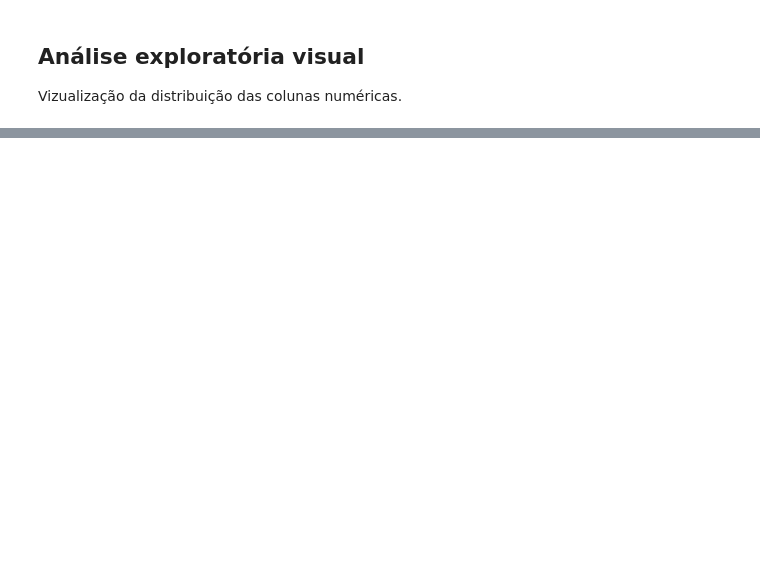
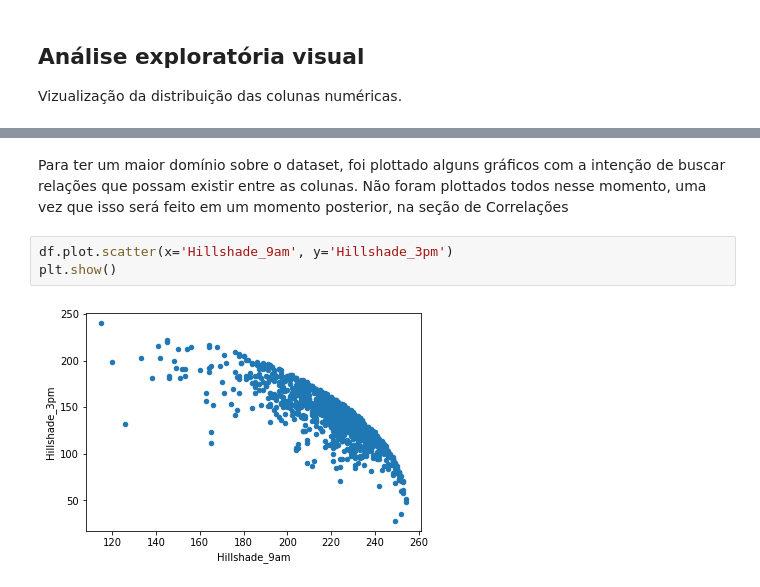
Before and after one commit to johnnyloreano/SGBDFinal, a Jupyter notebook: trabalho_classificacao.ipynb, the cells around one changed output, grey strips where cells are left out. Drawn from its saved outputs; the diff is of its cells as text; blank space fills up the shorter version.

```diff
--- a/trabalho_classificacao.ipynb
+++ b/trabalho_classificacao.ipynb
@@ -102,0 +149,7 @@ plt.show()
+# %% [markdown]
+Para ter um maior domínio sobre o dataset, foi plottado alguns gráficos com a intenção de buscar relações que possam existir entre as colunas. Não foram plottados todos nesse momento, uma vez que isso será feito em um momento posterior, na seção de Correlações
+# %%
+df.plot.scatter(x='Hillshade_9am', y='Hillshade_3pm')
+plt.show()
+# %% [output]
+[figure, added]
```
Also changed, not shown: parts of 18 cells of this notebook, 2 other files.
